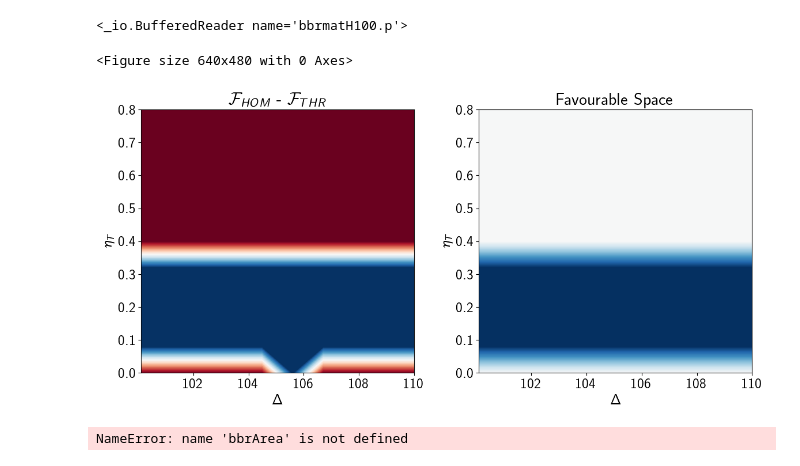
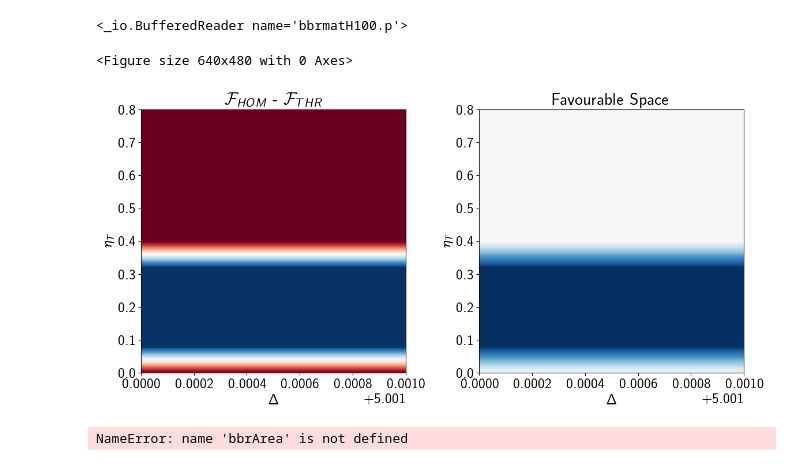
Before and after one commit to saurabh-shringarpure/ThrHomHet, a Jupyter notebook: bincode.ipynb, the cells around one changed output. Drawn from its saved outputs; the diff is of its cells as text; code cells hidden in the pictures.

```diff
--- a/bincode.ipynb
+++ b/bincode.ipynb
@@ -182,10 +182,13 @@ def fidelityZPSTHR(psi, T, eta):
     return fidelity(zps,thr)
 
 def DeltaHS(psi_0, psi_1, psi_2):
+    """Difference between teh Hilbert-Schmidt distances"""
     return 0.5*qutip.metrics.hilbert_dist(psi_1, psi_0) - 0.5*qutip.metrics.hilbert_dist(psi_2, psi_0)
 
 def DeltaPS(psi_1, psi_2):
+    """Difference between the success probabilities"""
     return psi_1.tr() - psi_2.tr()
 
 def DeltaF(psi_0, psi_1, psi_2):
+    """Difference between the fidelities of two states to a particular target state"""
     return fidelity(psi_0, psi_1) - fidelity(psi_0, psi_2)
@@ -194,18 +211,19 @@ Logical 0 state
 # %%
 # Results
-T       = 0.5
-eta     = 0.85
+T       = 0.1
+etaH    = 0.4
+etaT    = 0.4
 center  = 0
-Delta   = 0.1
+Delta   = 5
 points  = pts(Delta, 1e-3)
-Nval    = 2
+Nval    = 4
 Kval    = 4
 N       = Nval*Kval +1
 psi     = bincodeZ(Nval, Kval,1)
 psi1    = R(0, psi, np.pi/4)
 outZPS  = kPS(psi1, T, 1,   0).unit()
-outTHR  = kPS(psi1, T, eta, 0).unit()
-outHOM  = HOM(psi1, T, eta, center, Delta, points).unit()
+outTHR  = kPS(psi1, T, etaT, 0).unit()
+outHOM  = HOM(psi1, T, etaH, center, Delta, points).unit()
 outLOSS = pureLossChannel(psi1, 1-T).unit()
 
 #Plotting
@@ -378,7 +396,7 @@ print(file1)
 # Parameters
 T       = 0.1 # fix
 etaH    = 0.40 # fix
-dx      = 1e-1
+dx      = 1e-3
 Nval    = 2
 Kval    = 3
 N       = Nval*Kval +1
@@ -389,7 +407,7 @@ center  = 0
 # Create matrices for plotting
 zps     = kPS(psi, T, 1,   0).unit()
 
-Deltavec= np.linspace(100+dx,100+10, 10)
+Deltavec= np.linspace(5+dx,5+2*dx, 2)
 etaTvec = np.linspace(0,0.8, 10+1)
 
 Psiun   = [ [ [HOM(psi, T, etaH, center, Delta, pts(Delta,dx)), kPS(psi, T, etaT, 0)] for Delta in Deltavec ] for etaT in etaTvec ]
@@ -417,37 +435,37 @@ my_cmap = ListedColormap(my_cmap)
 plt.figure(dpi=100)
 # Subplots
 cols    = 2
 rows    = 1
 
 fig, axes   = plt.subplots(rows, cols, figsize=(scale*5*cols,scale*5*rows))
 
 # Plot 1 - difference in Fidelities to ideal ZPS
 normvalF   = nrm(2*np.heaviside(deltaF, 0)-1)
 matF       = 2*np.heaviside(deltaF, 0)-1
 
 # Plot 2 - difference in the Hilbert-Schmidt distances
-normvalHS   = nrm(2*np.heaviside(deltaHS, 1)-1)
-matHS       = 2*np.heaviside(deltaHS, 1)-1
+normvalHS   = nrm(2*np.heaviside(deltaHS, 0)-1)
+matHS       = 2*np.heaviside(deltaHS, 0)-1
 
 # Overlay - difference in the success probabilities
-normvalPS   = mpl.colors.Normalize(0, nrmAmount(np.heaviside(deltaPS,1)) )
+normvalPS   = mpl.colors.Normalize(0, nrmAmount(np.heaviside(deltaPS,0)) )
 matPS       = np.heaviside(deltaPS, 1)
 
 # Make figure
 plot1       = axes[0].contourf(Deltavec, etaTvec,  matF, 100, cmap=cm.RdBu, norm=normvalF, zorder = 0)
 plot2       = axes[1].contourf(Deltavec, etaTvec,  np.multiply(np.heaviside(matF, 0),np.heaviside(matPS,0)), 100, cmap=cm.RdBu, norm=normvalHS, zorder = 0)
 
 axes[0].contourf(Deltavec, etaTvec,  1-matPS, 100, cmap=my_cmap, norm=normvalPS, zorder = 1)
 
 axes[0].set(title = f"$\mathcal{{F}}_{{HOM}}$ - $\mathcal{{F}}_{{THR}}$",  xlabel = f'$\Delta$',  ylabel = f'$\eta_T$' )
 axes[1].set(title = f"Favourable Space",  xlabel = f'$\Delta$',  ylabel = f'$\eta_T$' )
 
 fig.tight_layout()
 
 plt.show()
 # %% [output]
 <Figure size 640x480 with 0 Axes>
-[figure, old version]
+[figure, new version]
 # %%
 dDelta  = (Deltavec[-1]-Deltavec[0])/(len(Deltavec)-1)
 detaT   = (etaTvec[-1]-etaTvec[0])/(len(etaTvec)-1)
```
Also changed, not shown: parts of 8 cells of this notebook.
